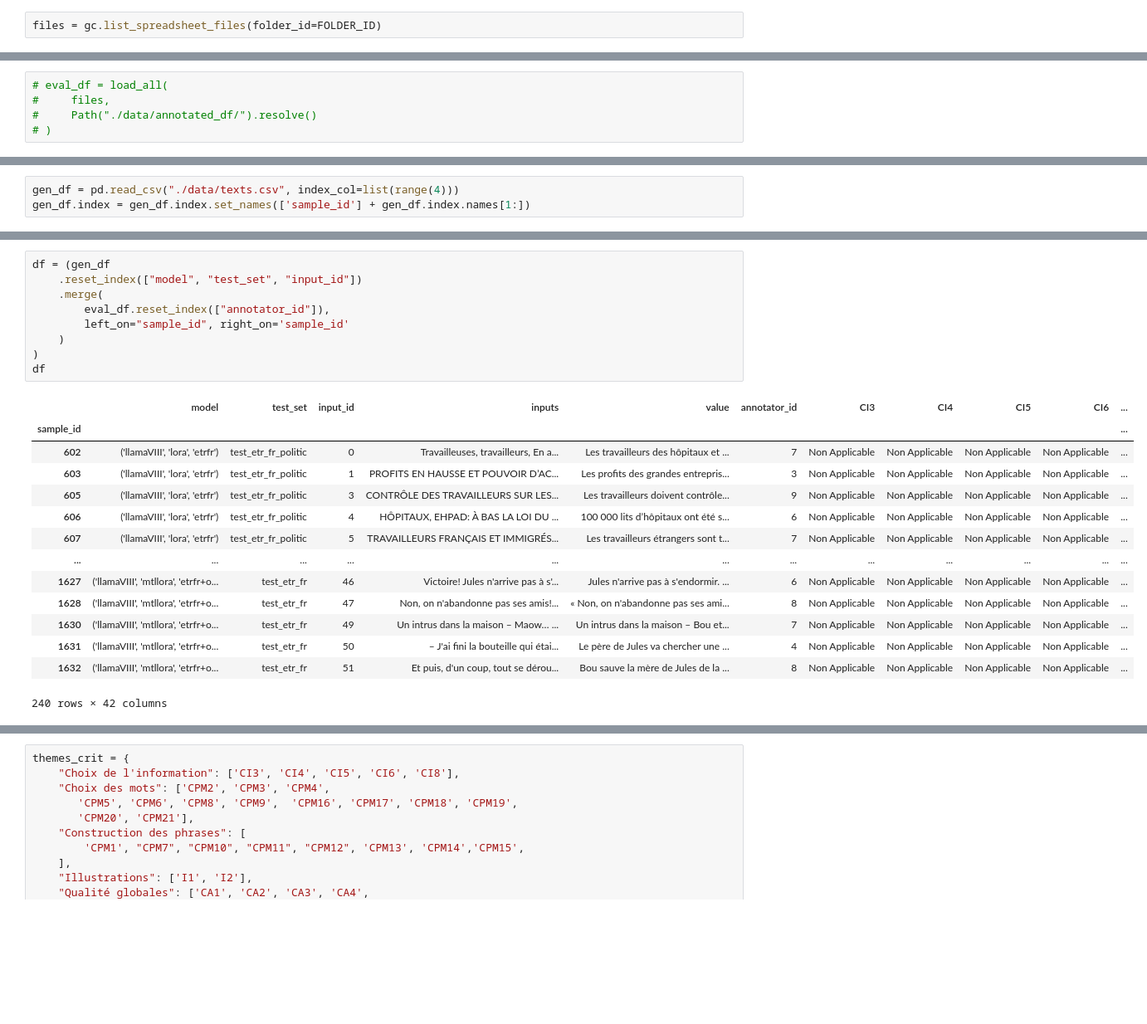
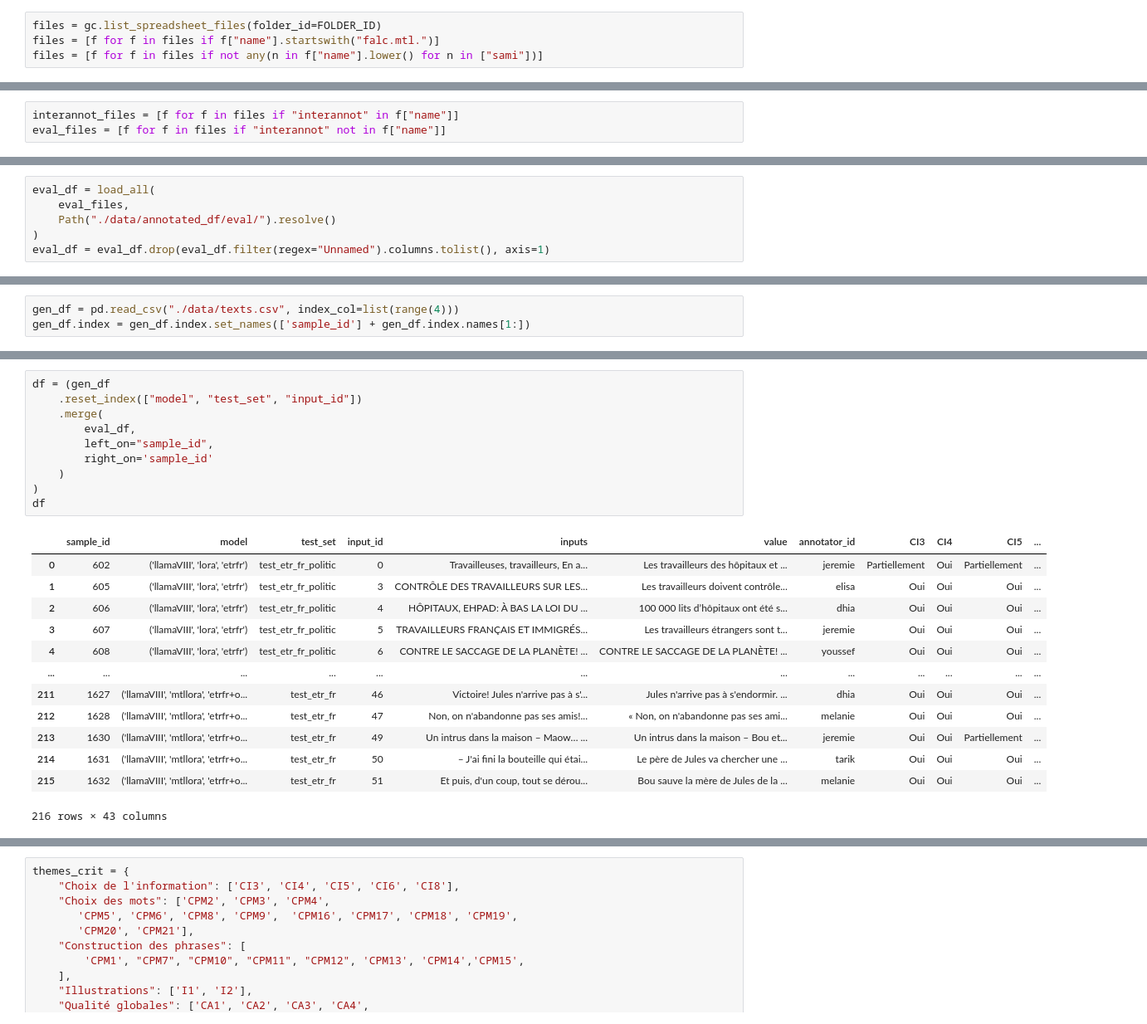
Before and after one commit to FrLdy/ETR-PEFT-Composition, a Jupyter notebook: notebooks/human_eval/get_annotations.ipynb, the cells around one changed output, grey strips where cells are left out. Shown: that part at 83% size. Saved outputs shown, nothing was run; the diff lists cells and outputs as text; blank space fills up the shorter version.

```diff
--- a/notebooks/human_eval/get_annotations.ipynb
+++ b/notebooks/human_eval/get_annotations.ipynb
@@ -12,6 +16,8 @@ gc = gspread.oauth(http_client=gspread.BackOffHTTPClient)
 FOLDER_ID = "16vFggD_RFkWa-sKZipSi1Ugh_br8zvNX"
 # %%
 files = gc.list_spreadsheet_files(folder_id=FOLDER_ID)
+files = [f for f in files if f["name"].startswith("falc.mtl.")]
+files = [f for f in files if not any(n in f["name"].lower() for n in ["sami"])]
 # %%
 def load_worksheet(sheet):
     sample_id = int(sheet.get("A1")[0][0])
@@ -50,2 +63,5 @@ def load_all(files, local_dir, save=True, load=True):
 
     return pd.concat(dfs)
+# %%
+interannot_files = [f for f in files if "interannot" in f["name"]]
+eval_files = [f for f in files if "interannot" not in f["name"]]
@@ -52,5 +73,6 @@ def load_all(files, local_dir, save=True, load=True):
 # %%
-# eval_df = load_all(
-#     files,
-#     Path("./data/annotated_df/").resolve()
-# )
+eval_df = load_all(
+    eval_files,
+    Path("./data/annotated_df/eval/").resolve()
+)
+eval_df = eval_df.drop(eval_df.filter(regex="Unnamed").columns.tolist(), axis=1)
@@ -96,24 +122,24 @@ gen_df
 # %%
 df = (gen_df
     .reset_index(["model", "test_set", "input_id"])
     .merge(
-        eval_df.reset_index(["annotator_id"]),
-        left_on="sample_id", right_on='sample_id'
+        eval_df,
+        left_on="sample_id",
+        right_on='sample_id'
     )
 )
 df
 # %% [output]
-|  | model | test_set | input_id | inputs | value | annotator_id | CI3 | CI4 | CI5 | CI6 | ... |
-| sample_id |  |  |  |  |  |  |  |  |  |  | ... |
-| 602 | ('llamaVIII', 'lora', 'etrfr') | test_etr_fr_politic | 0 | Travailleuses, travailleurs, En a... | Les travailleurs des hôpitaux et ... | 7 | Non Applicable | Non Applicable | Non Applicable | Non Applicable | ... |
-| 603 | ('llamaVIII', 'lora', 'etrfr') | test_etr_fr_politic | 1 | PROFITS EN HAUSSE ET POUVOIR D’AC... | Les profits des grandes entrepris... | 3 | Non Applicable | Non Applicable | Non Applicable | Non Applicable | ... |
-| 605 | ('llamaVIII', 'lora', 'etrfr') | test_etr_fr_politic | 3 | CONTRÔLE DES TRAVAILLEURS SUR LES... | Les travailleurs doivent contrôle... | 9 | Non Applicable | Non Applicable | Non Applicable | Non Applicable | ... |
-| 606 | ('llamaVIII', 'lora', 'etrfr') | test_etr_fr_politic | 4 | HÔPITAUX, EHPAD: À BAS LA LOI DU ... | 100 000 lits d’hôpitaux ont été s... | 6 | Non Applicable | Non Applicable | Non Applicable | Non Applicable | ... |
-| 607 | ('llamaVIII', 'lora', 'etrfr') | test_etr_fr_politic | 5 | TRAVAILLEURS FRANÇAIS ET IMMIGRÉS... | Les travailleurs étrangers sont t... | 7 | Non Applicable | Non Applicable | Non Applicable | Non Applicable | ... |
+|  | sample_id | model | test_set | input_id | inputs | value | annotator_id | CI3 | CI4 | CI5 | ... |
+| 0 | 602 | ('llamaVIII', 'lora', 'etrfr') | test_etr_fr_politic | 0 | Travailleuses, travailleurs, En a... | Les travailleurs des hôpitaux et ... | jeremie | Partiellement | Oui | Partiellement | ... |
+| 1 | 605 | ('llamaVIII', 'lora', 'etrfr') | test_etr_fr_politic | 3 | CONTRÔLE DES TRAVAILLEURS SUR LES... | Les travailleurs doivent contrôle... | elisa | Oui | Oui | Oui | ... |
+| 2 | 606 | ('llamaVIII', 'lora', 'etrfr') | test_etr_fr_politic | 4 | HÔPITAUX, EHPAD: À BAS LA LOI DU ... | 100 000 lits d’hôpitaux ont été s... | dhia | Oui | Oui | Oui | ... |
+| 3 | 607 | ('llamaVIII', 'lora', 'etrfr') | test_etr_fr_politic | 5 | TRAVAILLEURS FRANÇAIS ET IMMIGRÉS... | Les travailleurs étrangers sont t... | jeremie | Oui | Oui | Oui | ... |
+| 4 | 608 | ('llamaVIII', 'lora', 'etrfr') | test_etr_fr_politic | 6 | CONTRE LE SACCAGE DE LA PLANÈTE! ... | CONTRE LE SACCAGE DE LA PLANÈTE! ... | youssef | Oui | Oui | Oui | ... |
 | ... | ... | ... | ... | ... | ... | ... | ... | ... | ... | ... | ... |
-| 1627 | ('llamaVIII', 'mtllora', 'etrfr+o... | test_etr_fr | 46 | Victoire! Jules n'arrive pas à s'... | Jules n'arrive pas à s'endormir. ... | 6 | Non Applicable | Non Applicable | Non Applicable | Non Applicable | ... |
-| 1628 | ('llamaVIII', 'mtllora', 'etrfr+o... | test_etr_fr | 47 | Non, on n'abandonne pas ses amis!... | « Non, on n'abandonne pas ses ami... | 8 | Non Applicable | Non Applicable | Non Applicable | Non Applicable | ... |
-| 1630 | ('llamaVIII', 'mtllora', 'etrfr+o... | test_etr_fr | 49 | Un intrus dans la maison – Maow… ... | Un intrus dans la maison – Bou et... | 7 | Non Applicable | Non Applicable | Non Applicable | Non Applicable | ... |
-| 1631 | ('llamaVIII', 'mtllora', 'etrfr+o... | test_etr_fr | 50 | – J'ai fini la bouteille qui étai... | Le père de Jules va chercher une ... | 4 | Non Applicable | Non Applicable | Non Applicable | Non Applicable | ... |
-| 1632 | ('llamaVIII', 'mtllora', 'etrfr+o... | test_etr_fr | 51 | Et puis, d'un coup, tout se dérou... | Bou sauve la mère de Jules de la ... | 8 | Non Applicable | Non Applicable | Non Applicable | Non Applicable | ... |
+| 211 | 1627 | ('llamaVIII', 'mtllora', 'etrfr+o... | test_etr_fr | 46 | Victoire! Jules n'arrive pas à s'... | Jules n'arrive pas à s'endormir. ... | dhia | Oui | Oui | Oui | ... |
+| 212 | 1628 | ('llamaVIII', 'mtllora', 'etrfr+o... | test_etr_fr | 47 | Non, on n'abandonne pas ses amis!... | « Non, on n'abandonne pas ses ami... | melanie | Oui | Oui | Oui | ... |
+| 213 | 1630 | ('llamaVIII', 'mtllora', 'etrfr+o... | test_etr_fr | 49 | Un intrus dans la maison – Maow… ... | Un intrus dans la maison – Bou et... | jeremie | Oui | Oui | Partiellement | ... |
+| 214 | 1631 | ('llamaVIII', 'mtllora', 'etrfr+o... | test_etr_fr | 50 | – J'ai fini la bouteille qui étai... | Le père de Jules va chercher une ... | tarik | Oui | Oui | Oui | ... |
+| 215 | 1632 | ('llamaVIII', 'mtllora', 'etrfr+o... | test_etr_fr | 51 | Et puis, d'un coup, tout se dérou... | Bou sauve la mère de Jules de la ... | melanie | Oui | Oui | Oui | ... |
-240 rows × 42 columns
+216 rows × 43 columns
```
Also changed, not shown: parts of 16 cells of this notebook, 2 other files.
